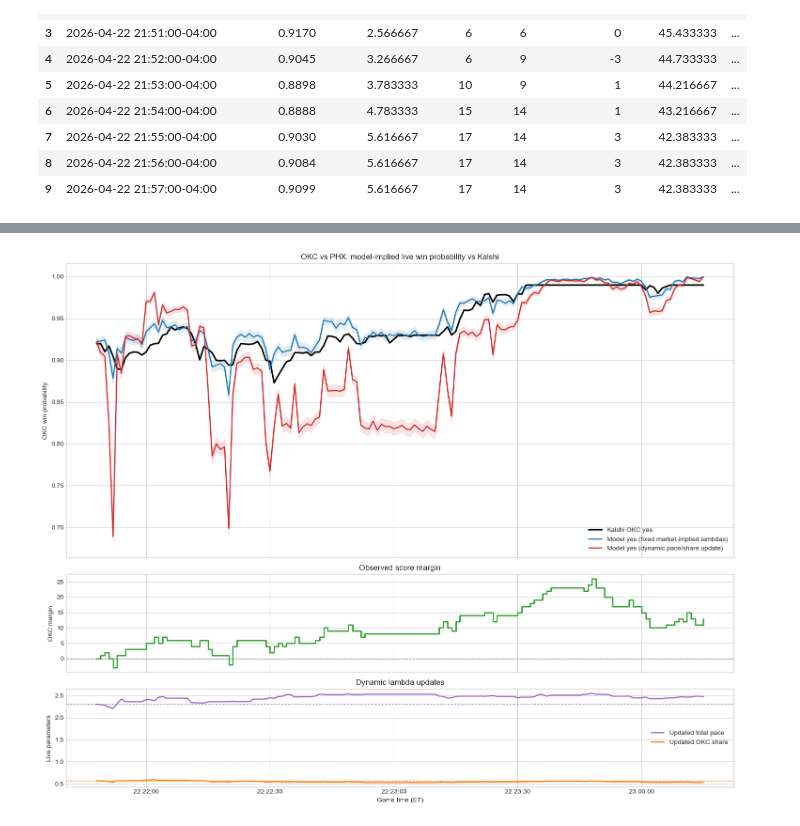
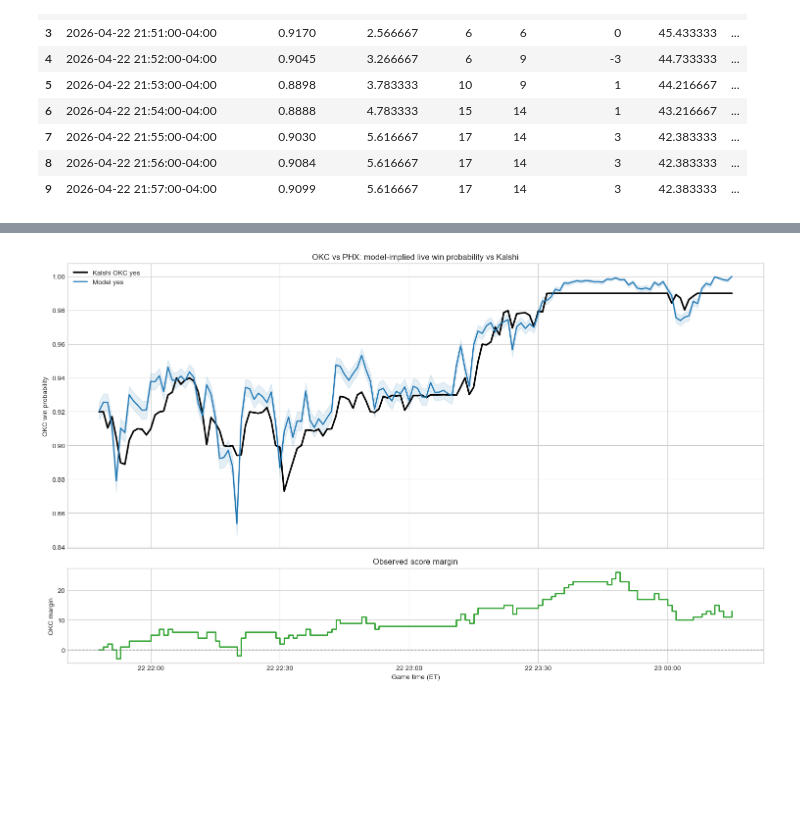
Before and after one commit to hankrugg/BasketballMCPricer, a Jupyter notebook: notebooks/PHXOKC.ipynb, the cells around one changed output, grey strips where cells are left out. Drawn from its saved outputs; the diff is of its cells as text; code cells hidden in the pictures; blank space fills up the shorter version.

```diff
--- a/notebooks/PHXOKC.ipynb
+++ b/notebooks/PHXOKC.ipynb
@@ -67,8 +71,11 @@ distribution_path, kalshi_path, score_path
 # %%
 distribution, p = load_distribution(distribution_path)
 
+# Source timestamps are stored in UTC. Convert to Eastern immediately so the
+# April 22, 2026 game displays on its local game date instead of April 23 UTC.
+# Game will start around 9 minutes after its scheduled start time
 kalshi = pd.read_csv(kalshi_path)
-kalshi["timestamp"] = pd.to_datetime(kalshi["timestamp"], utc=True)
+kalshi["timestamp"] = pd.to_datetime(kalshi["timestamp"], utc=True).dt.tz_convert(LOCAL_TIMEZONE)
 kalshi = kalshi.rename(
     columns={
         TEAM_A_NAME: "kalshi_yes_price_cents",
@@ -79,23 +86,18 @@ kalshi["kalshi_yes_price"] = kalshi["kalshi_yes_price_cents"] / 100.0
 kalshi = kalshi.dropna(subset=["kalshi_yes_price"]).sort_values("timestamp").reset_index(drop=True)
 
 score = pd.read_csv(score_path)
-score["timestamp"] = pd.to_datetime(score["timestamp"], utc=True, format="mixed")
+score["timestamp"] = pd.to_datetime(score["timestamp"], utc=True, format="mixed").dt.tz_convert(LOCAL_TIMEZONE)
 score = score.sort_values("timestamp").reset_index(drop=True)
-
-score["delta_a"] = score["score_a"].diff().fillna(score["score_a"]).clip(lower=0)
-score["delta_b"] = score["score_b"].diff().fillna(score["score_b"]).clip(lower=0)
-score["event_a"] = (score["delta_a"] > 0).astype(int)
-score["event_b"] = (score["delta_b"] > 0).astype(int)
-score["scoring_events_a"] = score["event_a"].cumsum()
-score["scoring_events_b"] = score["event_b"].cumsum()
 
 game_start = score["timestamp"].min() - pd.Timedelta(minutes=1)
 game_end = score["timestamp"].max() + pd.Timedelta(minutes=1)
 
+# Use the last Kalshi quote before the live game window as the pregame price.
 kalshi_pregame = kalshi.loc[kalshi["timestamp"] < game_start].copy().tail(1)
 if kalshi_pregame.empty:
     kalshi_pregame = kalshi.head(1).copy()
 
+# Keep only the Kalshi rows that overlap the reconstructed game window.
 kalshi_live = kalshi.loc[kalshi["timestamp"].between(game_start, game_end)].copy()
 kalshi_live = kalshi_live[["timestamp", "kalshi_yes_price"]].reset_index(drop=True)
 market_yes_prob_0 = float(kalshi_pregame["kalshi_yes_price"].iloc[0])
@@ -401,48 +371,36 @@ First in-game Kalshi price: 0.9198
 # %%
+# Final visualization: top panel compares Kalshi's OKC yes price to the model
+# fair value; bottom panel shows the observed OKC point margin driving reprices.
 fig, axes = plt.subplots(
-    3,
+    2,
     1,
-    figsize=(15, 12),
+    figsize=(15, 9),
     sharex=True,
-    gridspec_kw={"height_ratios": [3, 1, 1]},
+    gridspec_kw={"height_ratios": [3, 1]},
 )
 
 axes[0].plot(analysis["timestamp_et"], analysis["kalshi_yes_price"], label="Kalshi OKC yes", linewidth=2.4, color="black")
-axes[0].plot(analysis["timestamp_et"], analysis["fixed_fair_yes"], label="Model yes (fixed market-implied lambdas)", linewidth=1.8, color="#1f77b4")
+axes[0].plot(analysis["timestamp_et"], analysis["model_fair_yes"], label="Model yes", linewidth=1.8, color="#1f77b4")
+# The shaded band is the Monte Carlo 95% confidence interval at each timestamp.
 axes[0].fill_between(
     analysis["timestamp_et"],
-    analysis["fixed_ci_low"],
-    analysis["fixed_ci_high"],
+    analysis["model_ci_low"],
+    analysis["model_ci_high"],
     color="#1f77b4",
-    alpha=0.12,
-)
-axes[0].plot(analysis["timestamp_et"], analysis["dynamic_fair_yes"], label="Model yes (dynamic pace/share update)", linewidth=1.8, color="#d62728")
-axes[0].fill_between(
-    analysis["timestamp_et"],
-    analysis["dynamic_ci_low"],
-    analysis["dynamic_ci_high"],
-    color="#d62728",
     alpha=0.12,
 )
 axes[0].set_ylabel("OKC win probability")
 axes[0].set_title("OKC vs PHX: model-implied live win probability vs Kalshi")
 axes[0].legend(loc="best")
 
 axes[1].step(analysis["timestamp_et"], analysis["current_margin"], where="post", color="#2ca02c", linewidth=2)
 axes[1].axhline(0.0, color="gray", linewidth=1, linestyle="--")
 axes[1].set_ylabel("OKC margin")
 axes[1].set_title("Observed score margin")
 
-axes[2].plot(analysis["timestamp_et"], analysis["dynamic_lambda_total_t"], label="Updated total pace", color="#9467bd", linewidth=1.8)
-axes[2].plot(analysis["timestamp_et"], analysis["dynamic_strength_share_t"], label="Updated OKC share", color="#ff7f0e", linewidth=1.8)
-axes[2].axhline(lambda_total_0, color="#9467bd", linestyle="--", linewidth=1)
-axes[2].axhline(strength_share_a_0, color="#ff7f0e", linestyle="--", linewidth=1)
-axes[2].set_ylabel("Live parameters")
-axes[2].set_xlabel("Game time (ET)")
-axes[2].set_title("Dynamic lambda updates")
-axes[2].legend(loc="best")
+axes[1].set_xlabel("Game time (ET)")
 
 plt.tight_layout()
 plt.show()
 # %% [output]
-[figure, old version]
+[figure, new version]
```
Also changed, not shown: parts of 8 cells of this notebook, 4 other files.
